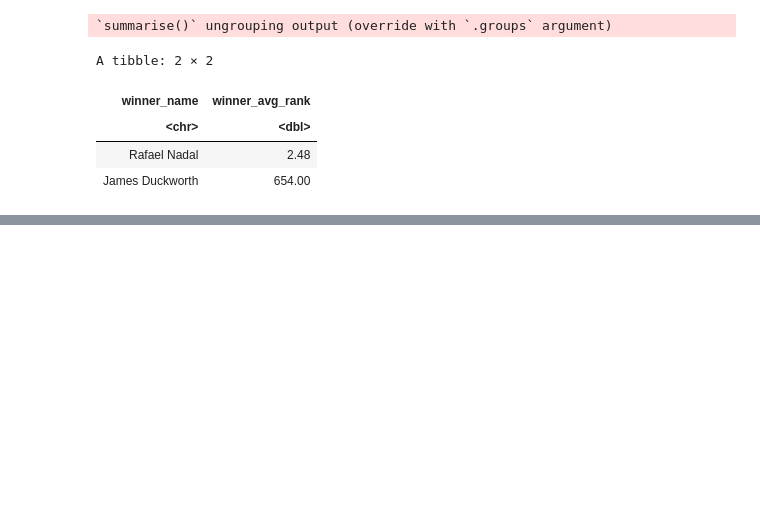
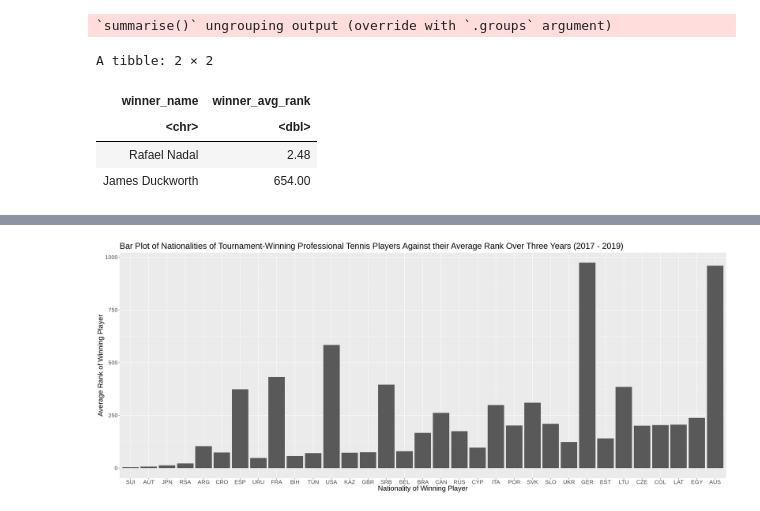
Before and after one commit to kimtanpalanca/dsci_group_15, a Jupyter notebook: group_project.ipynb, the cells around one changed output, grey strips where cells are left out. Drawn from its saved outputs; the diff is of its cells as text; code cells hidden in the pictures; blank space fills up the shorter version.

```diff
--- a/group_project.ipynb
+++ b/group_project.ipynb
@@ -195,0 +208,11 @@ data_train_scatterplot
+# %%
+options(repr.plot.width = 25, repr.plot.height = 10)
+data_train_nationality_barplot <- data_train%>%
+    ggplot(aes(x=reorder(winner_ioc,+winner_avg_rank),y=winner_avg_rank))+
+        geom_bar(stat = "identity")+
+        labs(x="Nationality of Winning Player", y="Average Rank of Winning Player")+
+        ggtitle("Bar Plot of Nationalities of Tournament-Winning Professional Tennis Players Against their Average Rank Over Three Years (2017 - 2019)")+
+        theme (text = element_text (size = 20))
+data_train_nationality_barplot
+# %% [output]
+[figure, added]
```
Also changed, not shown: parts of 4 cells of this notebook.
